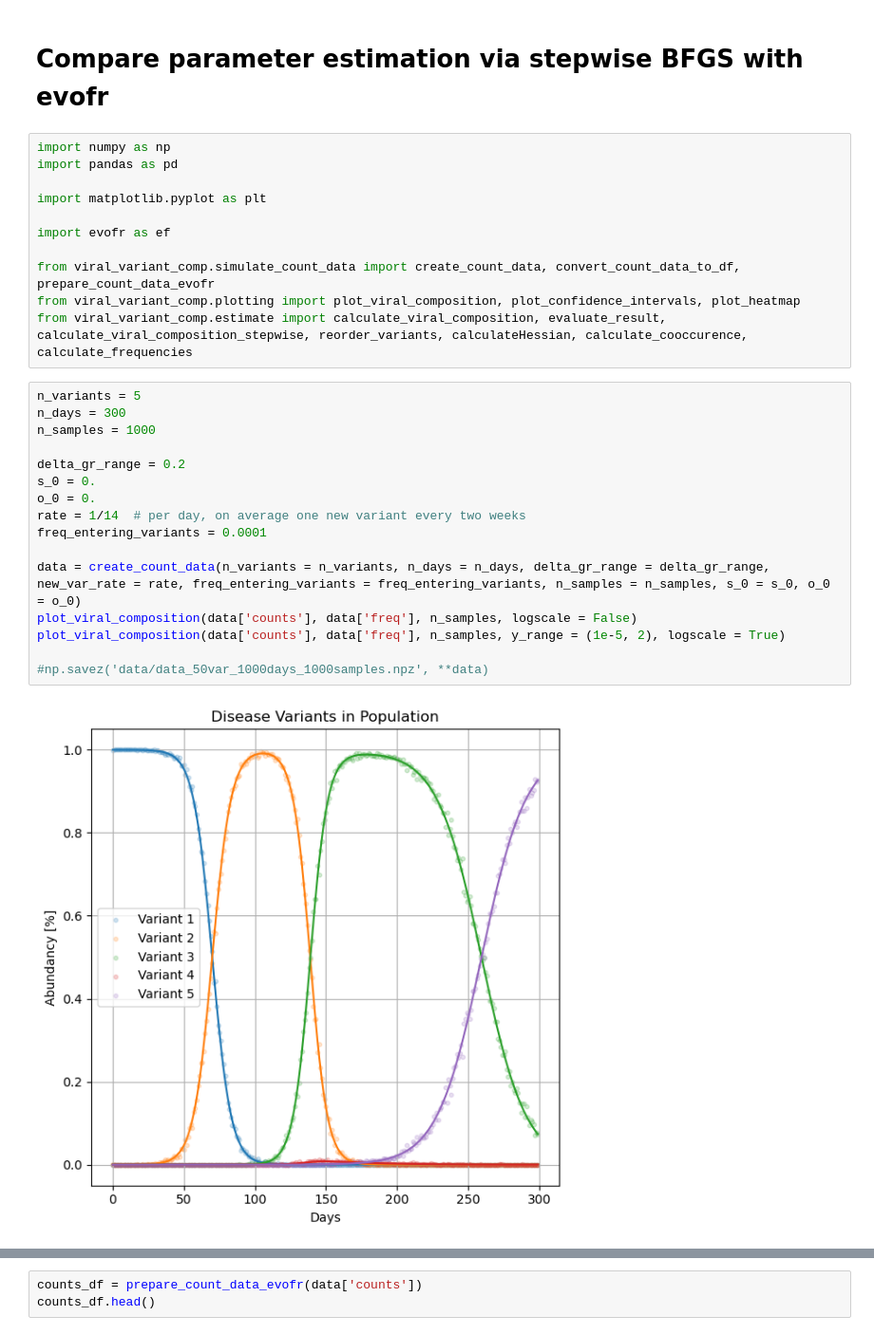
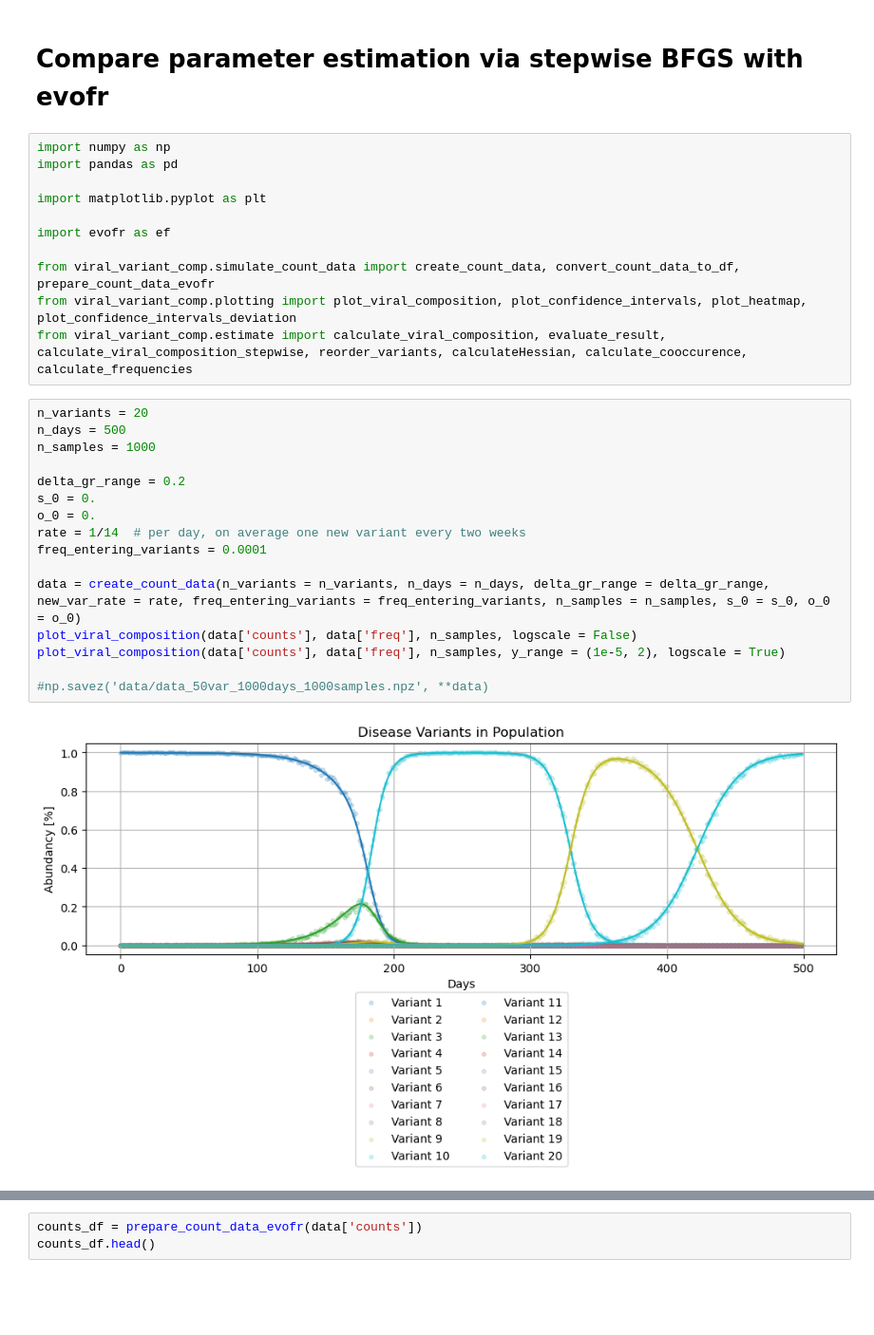
Before and after one commit to marie3003/mlr_predict_variant_composition, a Jupyter notebook: compare_evofr.ipynb, the cells around one changed output, grey strips where cells are left out. Shown at 95% size. Cells and saved outputs as stored; diff of their text form; blank space fills up the shorter version.

```diff
--- a/compare_evofr.ipynb
+++ b/compare_evofr.ipynb
@@ -9,23 +9,23 @@ import matplotlib.pyplot as plt
 import evofr as ef
 
 from viral_variant_comp.simulate_count_data import create_count_data, convert_count_data_to_df, prepare_count_data_evofr
-from viral_variant_comp.plotting import plot_viral_composition, plot_confidence_intervals, plot_heatmap
+from viral_variant_comp.plotting import plot_viral_composition, plot_confidence_intervals, plot_heatmap, plot_confidence_intervals_deviation
 from viral_variant_comp.estimate import calculate_viral_composition, evaluate_result, calculate_viral_composition_stepwise, reorder_variants, calculateHessian, calculate_cooccurence, calculate_frequencies
 # %%
-n_variants = 5
-n_days = 300
+n_variants = 20
+n_days = 500
 n_samples = 1000
 
 delta_gr_range = 0.2
 s_0 = 0.
 o_0 = 0.
 rate = 1/14  # per day, on average one new variant every two weeks
 freq_entering_variants = 0.0001
 
 data = create_count_data(n_variants = n_variants, n_days = n_days, delta_gr_range = delta_gr_range, new_var_rate = rate, freq_entering_variants = freq_entering_variants, n_samples = n_samples, s_0 = s_0, o_0 = o_0)
 plot_viral_composition(data['counts'], data['freq'], n_samples, logscale = False)
 plot_viral_composition(data['counts'], data['freq'], n_samples, y_range = (1e-5, 2), logscale = True)
 
 #np.savez('data/data_50var_1000days_1000samples.npz', **data)
 # %% [output]
-[figure, old version]
+[figure, new version]
```
Also changed, not shown: parts of 47 cells of this notebook, 3 other files.
